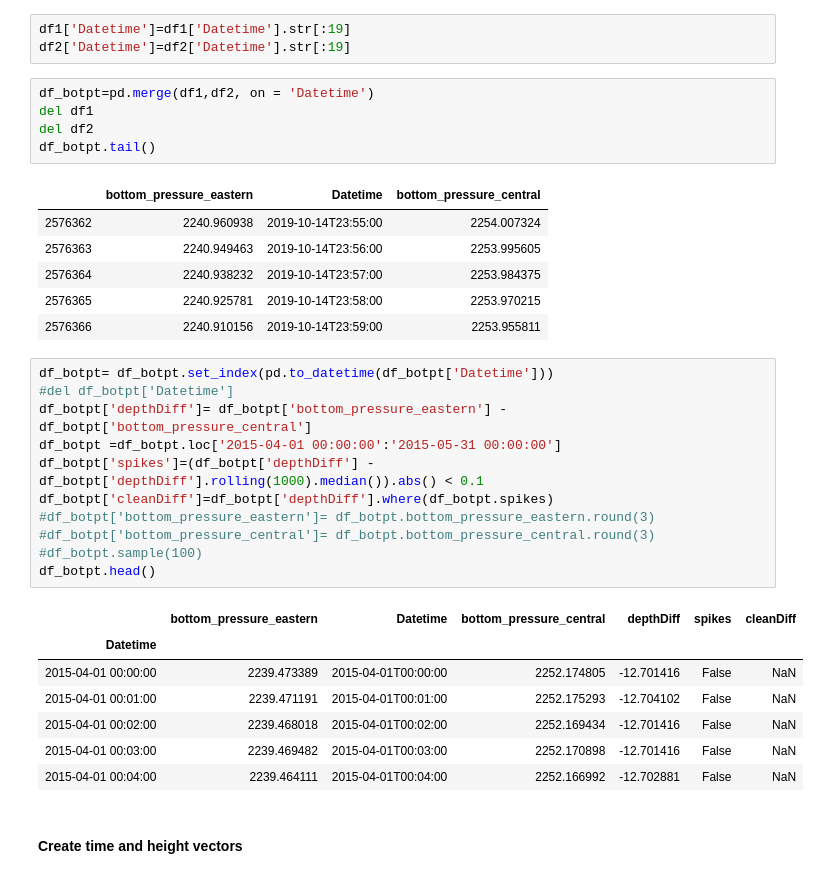
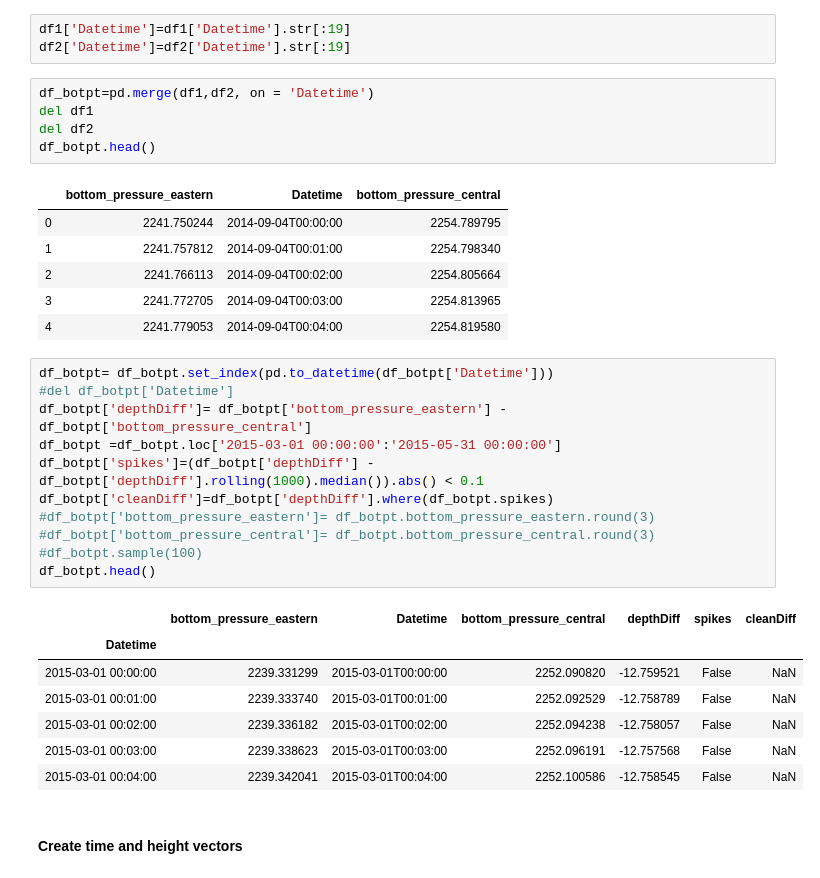
Before and after one commit to daxsoule/BOTPT, a Jupyter notebook: notebooks/cumulative_mag.ipynb, the cells around one changed output. Drawn from its saved outputs; the diff is of its cells as text.

```diff
--- a/notebooks/cumulative_mag.ipynb
+++ b/notebooks/cumulative_mag.ipynb
@@ -139,33 +136,33 @@ df2['Datetime']=df2['Datetime'].str[:19]
 df_botpt=pd.merge(df1,df2, on = 'Datetime')
 del df1
 del df2
-df_botpt.tail()
+df_botpt.head()
 # %% [output]
 |  | bottom_pressure_eastern | Datetime | bottom_pressure_central |
-| 2576362 | 2240.960938 | 2019-10-14T23:55:00 | 2254.007324 |
-| 2576363 | 2240.949463 | 2019-10-14T23:56:00 | 2253.995605 |
-| 2576364 | 2240.938232 | 2019-10-14T23:57:00 | 2253.984375 |
-| 2576365 | 2240.925781 | 2019-10-14T23:58:00 | 2253.970215 |
-| 2576366 | 2240.910156 | 2019-10-14T23:59:00 | 2253.955811 |
+| 0 | 2241.750244 | 2014-09-04T00:00:00 | 2254.789795 |
+| 1 | 2241.757812 | 2014-09-04T00:01:00 | 2254.798340 |
+| 2 | 2241.766113 | 2014-09-04T00:02:00 | 2254.805664 |
+| 3 | 2241.772705 | 2014-09-04T00:03:00 | 2254.813965 |
+| 4 | 2241.779053 | 2014-09-04T00:04:00 | 2254.819580 |
 # %%
 df_botpt= df_botpt.set_index(pd.to_datetime(df_botpt['Datetime']))
 #del df_botpt['Datetime']
 df_botpt['depthDiff']= df_botpt['bottom_pressure_eastern'] - df_botpt['bottom_pressure_central']
-df_botpt =df_botpt.loc['2015-04-01 00:00:00':'2015-05-31 00:00:00']
+df_botpt =df_botpt.loc['2015-03-01 00:00:00':'2015-05-31 00:00:00']
 df_botpt['spikes']=(df_botpt['depthDiff'] - df_botpt['depthDiff'].rolling(1000).median()).abs() < 0.1
 df_botpt['cleanDiff']=df_botpt['depthDiff'].where(df_botpt.spikes)
 #df_botpt['bottom_pressure_eastern']= df_botpt.bottom_pressure_eastern.round(3)
 #df_botpt['bottom_pressure_central']= df_botpt.bottom_pressure_central.round(3)
 #df_botpt.sample(100)
 df_botpt.head()
 # %% [output]
 |  | bottom_pressure_eastern | Datetime | bottom_pressure_central | depthDiff | spikes | cleanDiff |
 | Datetime |  |  |  |  |  |  |
-| 2015-04-01 00:00:00 | 2239.473389 | 2015-04-01T00:00:00 | 2252.174805 | -12.701416 | False | NaN |
-| 2015-04-01 00:01:00 | 2239.471191 | 2015-04-01T00:01:00 | 2252.175293 | -12.704102 | False | NaN |
-| 2015-04-01 00:02:00 | 2239.468018 | 2015-04-01T00:02:00 | 2252.169434 | -12.701416 | False | NaN |
-| 2015-04-01 00:03:00 | 2239.469482 | 2015-04-01T00:03:00 | 2252.170898 | -12.701416 | False | NaN |
-| 2015-04-01 00:04:00 | 2239.464111 | 2015-04-01T00:04:00 | 2252.166992 | -12.702881 | False | NaN |
+| 2015-03-01 00:00:00 | 2239.331299 | 2015-03-01T00:00:00 | 2252.090820 | -12.759521 | False | NaN |
+| 2015-03-01 00:01:00 | 2239.333740 | 2015-03-01T00:01:00 | 2252.092529 | -12.758789 | False | NaN |
+| 2015-03-01 00:02:00 | 2239.336182 | 2015-03-01T00:02:00 | 2252.094238 | -12.758057 | False | NaN |
+| 2015-03-01 00:03:00 | 2239.338623 | 2015-03-01T00:03:00 | 2252.096191 | -12.757568 | False | NaN |
+| 2015-03-01 00:04:00 | 2239.342041 | 2015-03-01T00:04:00 | 2252.100586 | -12.758545 | False | NaN |
 # %% [markdown]
 #### Create time and height vectors
 # %%
```
Also changed, not shown: parts of 12 cells of this notebook, 2 other files.
